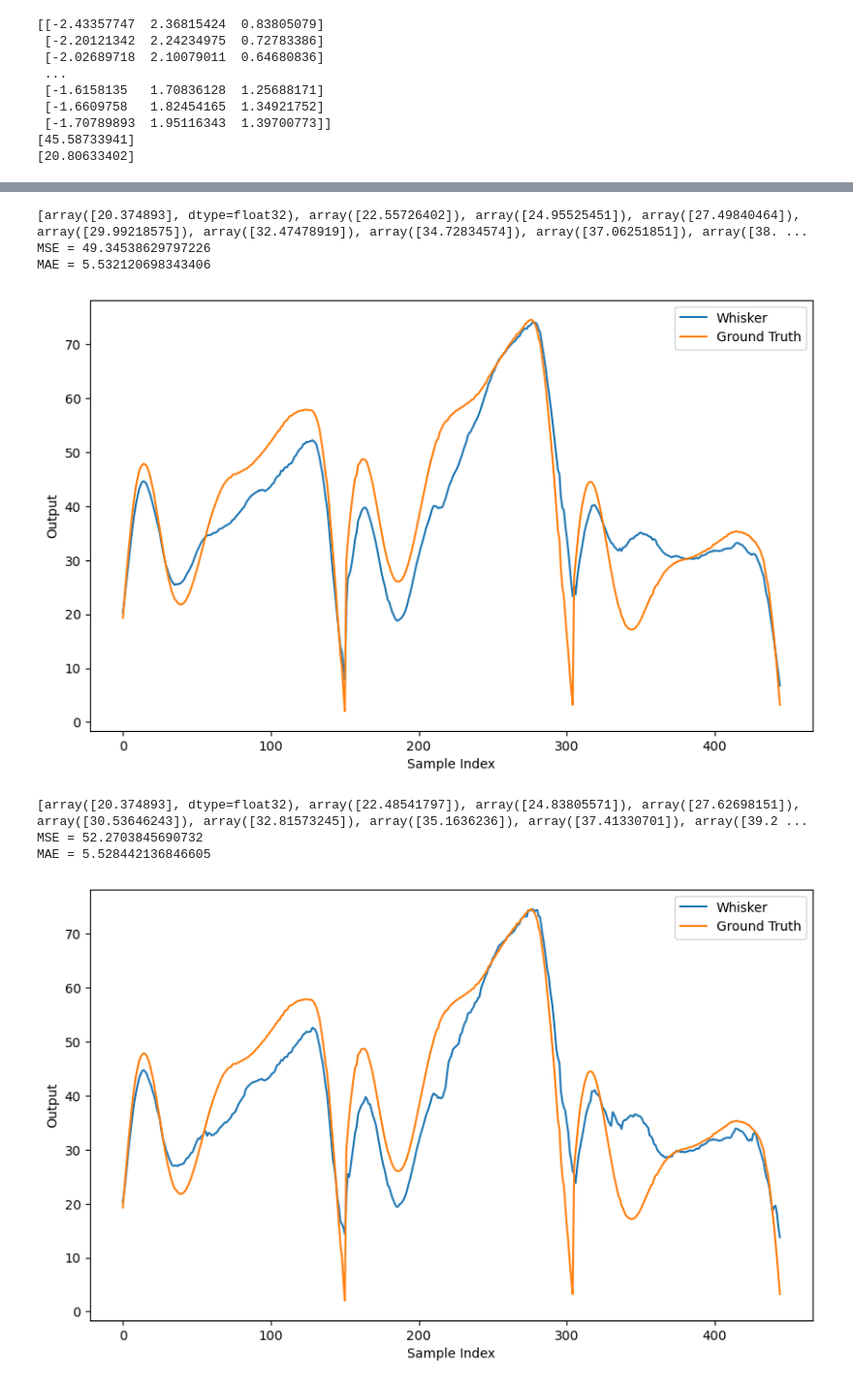
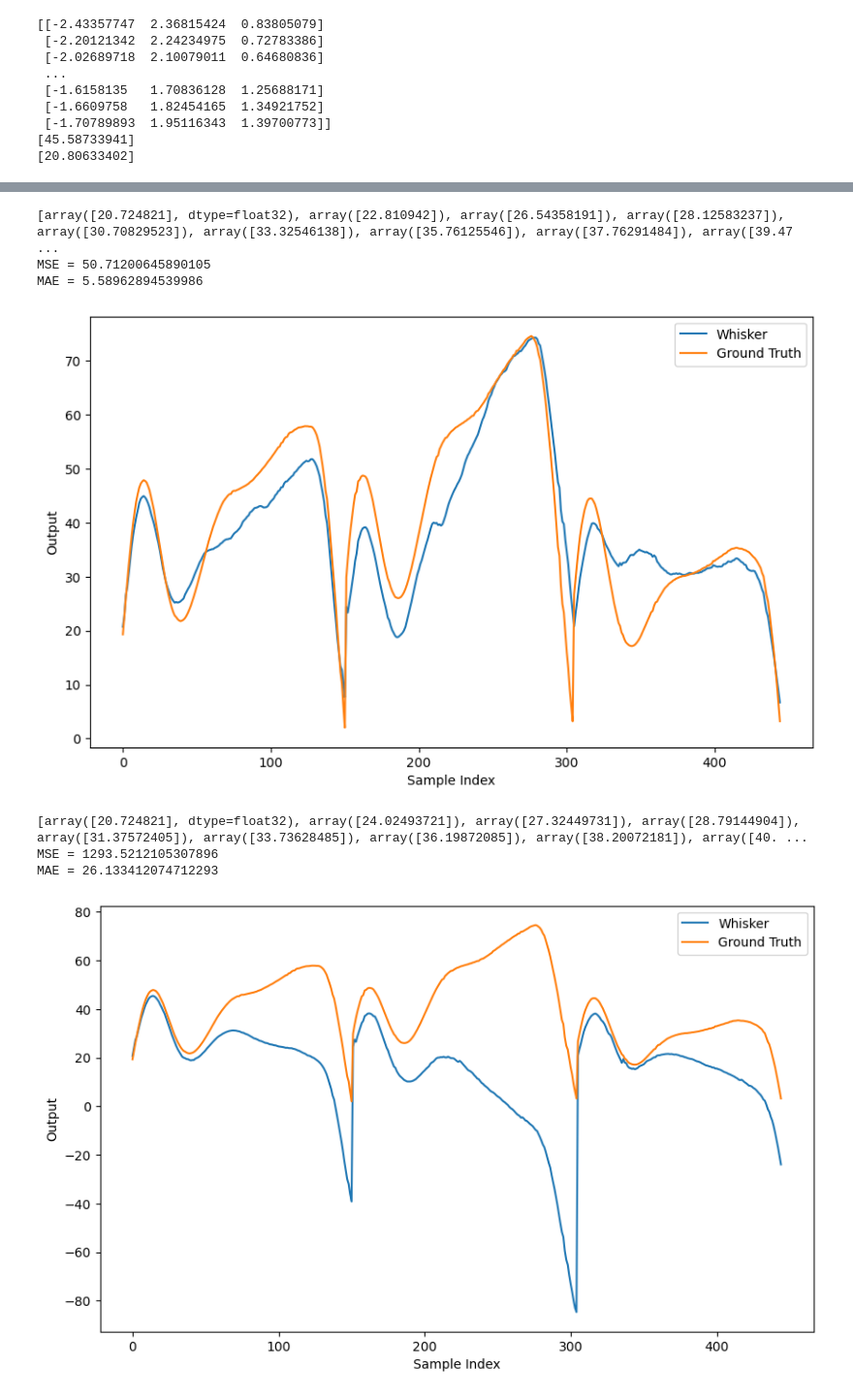
Before and after one commit to TacYee/autonomous-fly, a Jupyter notebook: Optitrack/dataanalyse/uncertainty_mlp_KF.ipynb, the cells around one changed output, grey strips where cells are left out. Shown at 97% size. Drawn from its saved outputs; the diff is of its cells as text; code cells hidden in the pictures.

```diff
--- a/Optitrack/dataanalyse/uncertainty_mlp_KF.ipynb
+++ b/Optitrack/dataanalyse/uncertainty_mlp_KF.ipynb
@@ -327,7 +327,7 @@ test_yaw1_3 = test_orientation1_filtered[305:445]
 initial_states = [test_pre1_1[0], test_pre1_2[0], test_pre1_3[0]]
 initial_positions = [test_position1_1[0], test_position1_2[0], test_position1_3[0]]
 initial_yaws = [test_yaw1_1[0], test_yaw1_2[0], test_yaw1_3[0]]
-initial_covariance = np.array([[5]])
+initial_covariance = np.array([[50]])
 process_noise = np.array([[0.01]])
 measurement_noise = np.array([[1]])
 
@@ -359,10 +359,10 @@ plt.xlabel('Sample Index')
 plt.ylabel('Output')
 plt.savefig(test_image_output_file)
 # %% [output]
-[array([20.374893], dtype=float32), array([22.55726402]), array([24.95525451]), array([27.49840464]), array([29.99218575]), array([32.47478919]), array([34.72834574]), array([37.06251851]), array([38. ...
-MSE = 49.34538629797226
-MAE = 5.532120698343406
+[array([20.724821], dtype=float32), array([22.810942]), array([26.54358191]), array([28.12583237]), array([30.70829523]), array([33.32546138]), array([35.76125546]), array([37.76291484]), array([39.47 ...
+MSE = 50.71200645890105
+MAE = 5.58962894539986
-[figure, old version]
+[figure, new version]
 # %%
 #UA KF Flat whisker1
 import numpy as np
@@ -403,39 +403,39 @@ test_uncertainty1_3 = test_uncertainty1[305:445]
 # 初始状态和噪声配置
 initial_states = [test_pre1_1[0], test_pre1_2[0], test_pre1_3[0]]
 initial_positions = [test_position1_1[0], test_position1_2[0], test_position1_3[0]]
-initial_yaws = [test_yaw1_1[0], test_yaw1_2[0], test_yaw1_3[0]]
+initial_yaws = [0, 0, 0]
 initial_covariance = np.array([[5]])
-process_noise = np.array([[0.05]])
+process_noise = np.array([[0.00003]])
 
 # 应用卡尔曼滤波
 test_kal1_1 = apply_kalman_filterUAFLAT(initial_states[0], initial_positions[0], initial_yaws[0], test_pre1_1, test_uncertainty1_1, test_position1_1, test_yaw1_1)
 test_kal1_2 = apply_kalman_filterUAFLAT(initial_states[1], initial_positions[1], initial_yaws[1],test_pre1_2, test_uncertainty1_2, test_position1_2, test_yaw1_2)
 test_kal1_3 = apply_kalman_filterUAFLAT(initial_states[2], initial_positions[2], initial_yaws[2],test_pre1_3, test_uncertainty1_3, test_position1_3, test_yaw1_3)
 
 # 合并结果
 test_kal1 = test_kal1_1 + test_kal1_2 + test_kal1_3
 print(test_kal1)
 # 计算损失
 MSE_loss = mean_squared_error(test_kal1, test_GT1_filtered)
 MAE_loss = mean_absolute_error(test_kal1, test_GT1_filtered)
 
 print(f'MSE = {MSE_loss}')
 print(f'MAE = {MAE_loss}')
 
 # 保存图像
 test_image_folder = 'UA_FLAT_MLP_KF_test_image_save_whisker1'
 os.makedirs(test_image_folder, exist_ok=True)
 test_image_output_file = f'{test_image_folder}/p_0.05_noise_1e-2_modelvarianceweight_1_whisker1_kf_certainnoise_5_0.005_1.png'
 
 plt.figure(figsize=(10, 6))
 plt.plot(test_kal1, label='Whisker')
 plt.plot(test_GT1_filtered, label='Ground Truth')
 plt.legend()
 plt.xlabel('Sample Index')
 plt.ylabel('Output')
 plt.savefig(test_image_output_file)
 # %% [output]
-[array([20.374893], dtype=float32), array([22.48541797]), array([24.83805571]), array([27.62698151]), array([30.53646243]), array([32.81573245]), array([35.1636236]), array([37.41330701]), array([39.2 ...
-MSE = 52.2703845690732
-MAE = 5.528442136846605
+[array([20.724821], dtype=float32), array([24.02493721]), array([27.32449731]), array([28.79144904]), array([31.37572405]), array([33.73628485]), array([36.19872085]), array([38.20072181]), array([40. ...
+MSE = 1293.5212105307896
+MAE = 26.133412074712293
-[figure, old version]
+[figure, new version]
```
Also changed, not shown: parts of 9 cells of this notebook, 15 other files.
